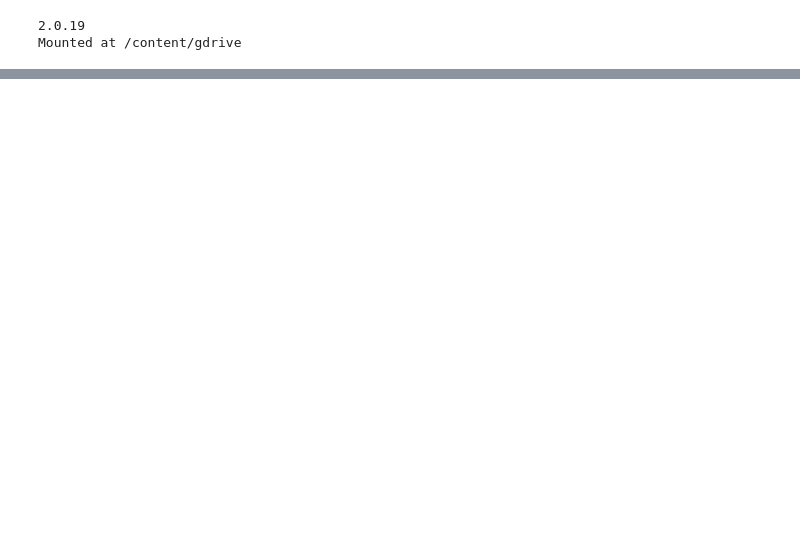
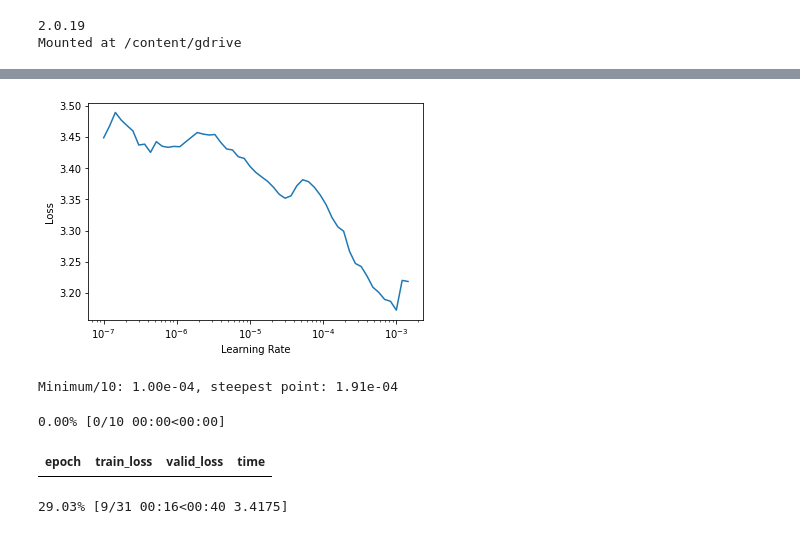
Before and after one commit to Aravinda89/multi_label_classification, a Jupyter notebook: object_detection.ipynb, the cells around one changed output, grey strips where cells are left out. Drawn from its saved outputs; the diff is of its cells as text; code cells hidden in the pictures; blank space fills up the shorter version.

```diff
--- a/object_detection.ipynb
+++ b/object_detection.ipynb
@@ -22,0 +195,10 @@ path.ls()
+# %%
+ratios = [1/2,1,2]
+scales = [1,2**(-1/3), 2**(-2/3)]
+# %%
+crit = RetinaNetFocalLoss(scales=scales, ratios=ratios)
+# %%
+def _retinanet_split(m):
+  return L(m.encoder,nn.Sequential(m.c5top6, m.p6top7, m.merges, m.smoothers, m.classifier, m.box_regressor)).map(params)
+# %%
+learn = Learner(dls, arch, loss_func=crit, splitter=_retinanet_split)
@@ -22,0 +207,3 @@ path.ls()
+# %%
+lr_min,lr_steep = learn.lr_find()
+# %% [output]
@@ -22,0 +211,13 @@ path.ls()
+[figure, added]
+# %%
+print(f"Minimum/10: {lr_min:.2e}, steepest point: {lr_steep:.2e}")
+# %% [output]
+Minimum/10: 1.00e-04, steepest point: 1.91e-04
+# %%
+learn.fit_one_cycle(10, lr_max=1.00e-04,
+                    cbs=[EarlyStoppingCallback(monitor='valid_loss', patience=2),
+                        ReduceLROnPlateau(monitor='valid_loss', patience=2)])
+# %% [output]
+0.00% [0/10 00:00<00:00]
+| epoch | train_loss | valid_loss | time |
+29.03% [9/31 00:16<00:40 3.4175]
```
Also changed, not shown: parts of 29 cells of this notebook.
